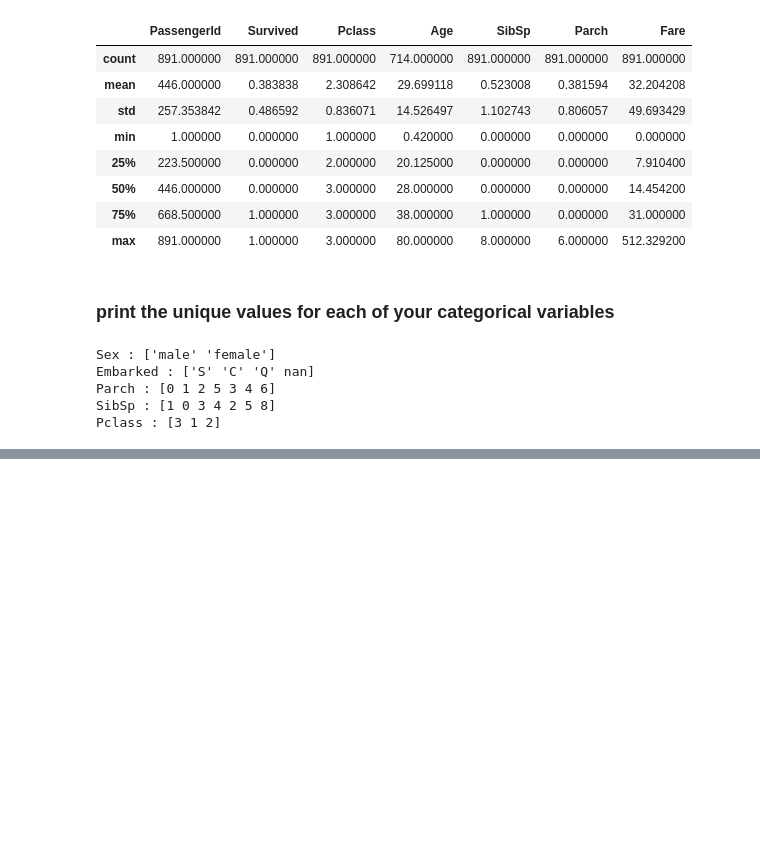
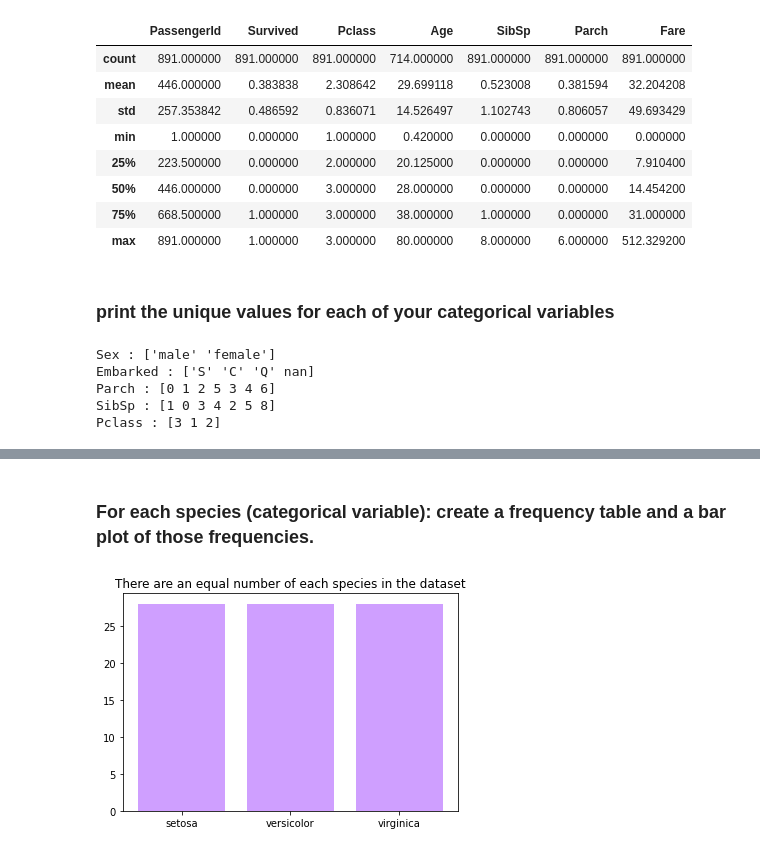
Before and after one commit to JeanetteSchulz/classification-exercises, a Jupyter notebook: classification_exercises.ipynb, the cells around one changed output, grey strips where cells are left out. Drawn from its saved outputs; the diff is of its cells as text; code cells hidden in the pictures; blank space fills up the shorter version.

```diff
--- a/classification_exercises.ipynb
+++ b/classification_exercises.ipynb
@@ -606,0 +659,13 @@ iris_train.head()
+# %% [markdown]
+### For each species (categorical variable): create a frequency table and a bar plot of those frequencies.
+# %%
+# Looking at the frequency of each species in the Train data set
+species_frequency = iris_train.species.value_counts()
+
+# Remeber that the 'species_frequency' variable is a 1-Dimensional Series
+# This makes the species names the index, which I can access with .index()
+# Anywho, here is the seemingly redundant frequency barplot. I have an equal number of each species.
+plt.title( "There are an equal number of each species in the dataset" )
+plt.bar(species_frequency.index, species_frequency, color = '#CF9FFF');
+# %% [output]
+[figure, added]
```
Also changed, not shown: parts of 120 cells of this notebook.
